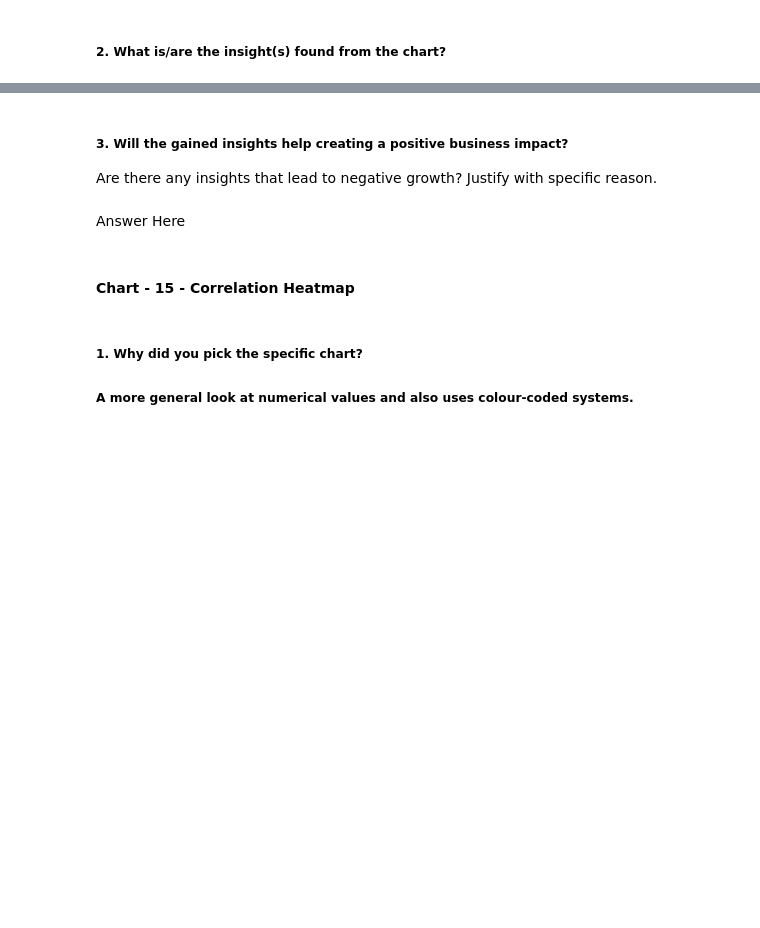
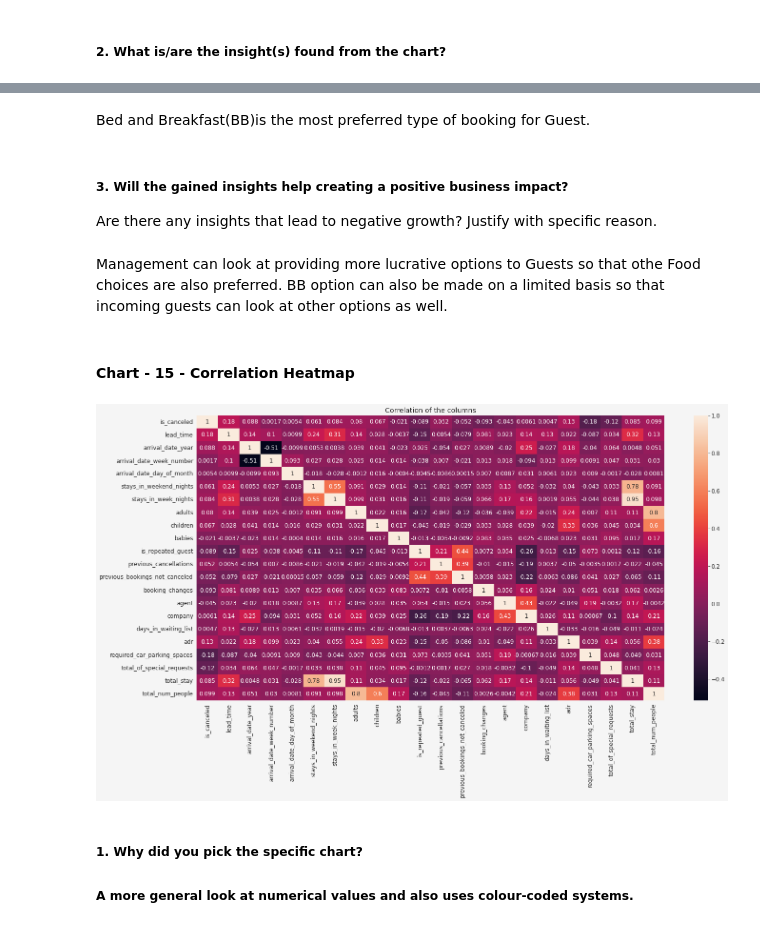
Before and after one commit to abhiwavhal/EDA-HOTEL-BOOKING-ANALYSIS, a Jupyter notebook: Team_Hotel_booking_EDA_Submission.ipynb, the cells around one changed output, grey strips where cells are left out. Saved outputs shown, nothing was run; the diff lists cells and outputs as text; code cells hidden in the pictures; blank space fills up the shorter version.

```diff
--- a/Team_Hotel_booking_EDA_Submission.ipynb
+++ b/Team_Hotel_booking_EDA_Submission.ipynb
@@ -881,16 +879,20 @@ Answer Here
+# %% [markdown]
+Bed and Breakfast(BB)is the most preferred type of booking for Guest.
 # %% [markdown]
 ##### 3. Will the gained insights help creating a positive business impact?
 Are there any insights that lead to negative growth? Justify with specific reason.
-# %% [markdown]
-Answer Here
+# %% [markdown]
+Management can look at providing more lucrative options to Guests so that othe Food choices are also preferred. BB option can also be made on a limited basis so that incoming guests can look at other options as well.
 # %% [markdown]
 #### Chart - 15 - Correlation Heatmap
 # %%
 # Correlation Heatmap visualization code
-plt.figure(figsize=(20,10))
+plt.figure(figsize=(22,11))
 sns.heatmap(df1.corr(),annot=True)
 plt.title('Correlation of the columns')
 plt.show()
+# %% [output]
+[figure, added]
 # %% [markdown]
 ##### 1. Why did you pick the specific chart?
 ##### A more general look at numerical values and also uses colour-coded systems.
```
Also changed, not shown: parts of 9 cells of this notebook.
